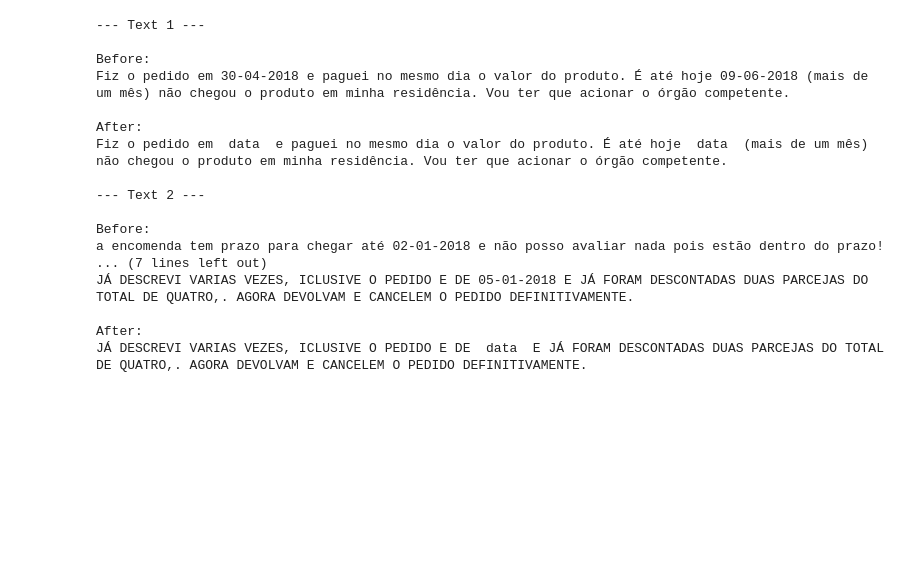
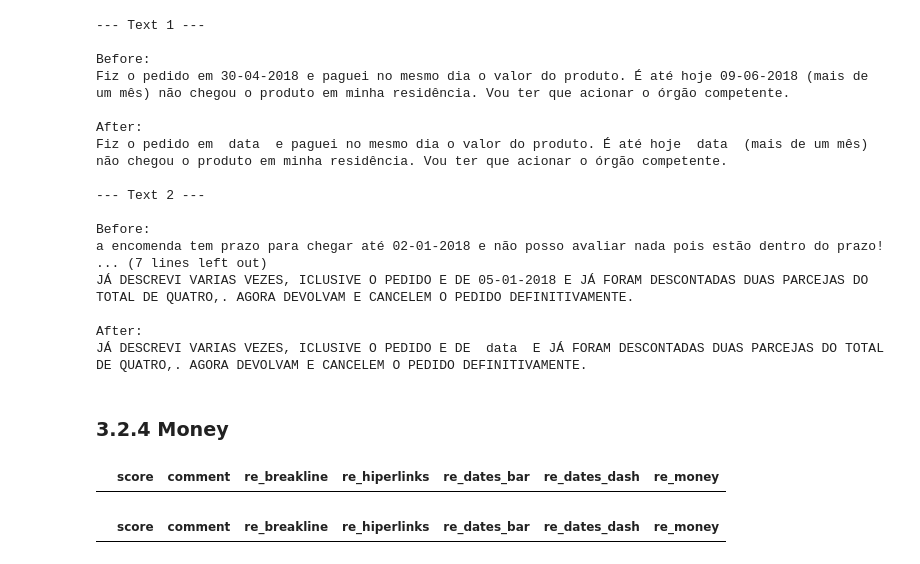
Before and after one commit to lucasquemelli/customer_satisfaction_prediction, a Jupyter notebook: customer_satisfaction_prediction.ipynb, the cells around one changed output. Saved outputs shown, nothing was run; the diff lists cells and outputs as text; code cells hidden in the pictures; blank space fills up the shorter version.

```diff
--- a/customer_satisfaction_prediction.ipynb
+++ b/customer_satisfaction_prediction.ipynb
@@ -1854,3 +1854,13 @@ JÁ DESCREVI VARIAS VEZES, ICLUSIVE O PEDIDO E DE 05-01-2018 E JÁ FORAM DESCONT
 
 After:
 JÁ DESCREVI VARIAS VEZES, ICLUSIVE O PEDIDO E DE  data  E JÁ FORAM DESCONTADAS DUAS PARCEJAS DO TOTAL DE QUATRO,. AGORA DEVOLVAM E CANCELEM O PEDIDO DEFINITIVAMENTE.
+# %% [markdown]
+### 3.2.4 Money
+# %%
+df_comments[df_comments['comment'].str.contains("R$ ", case=False)]
+# %% [output]
+|  | score | comment | re_breakline | re_hiperlinks | re_dates_bar | re_dates_dash | re_money |
+# %%
+df_comments[df_comments['comment'].str.contains("$ ", case=False)]
+# %% [output]
+|  | score | comment | re_breakline | re_hiperlinks | re_dates_bar | re_dates_dash | re_money |
```
Also changed, not shown: parts of 30 cells of this notebook.
